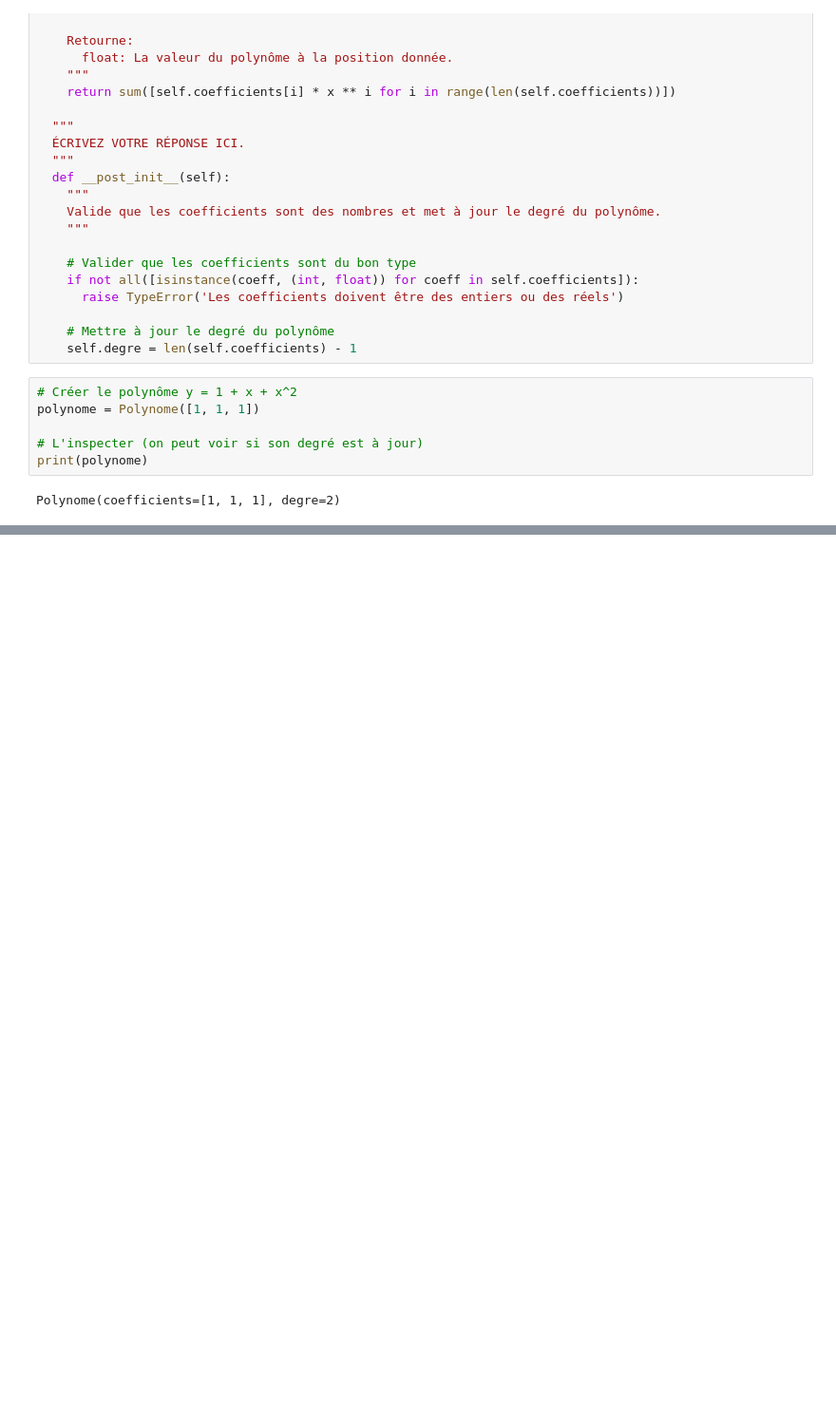
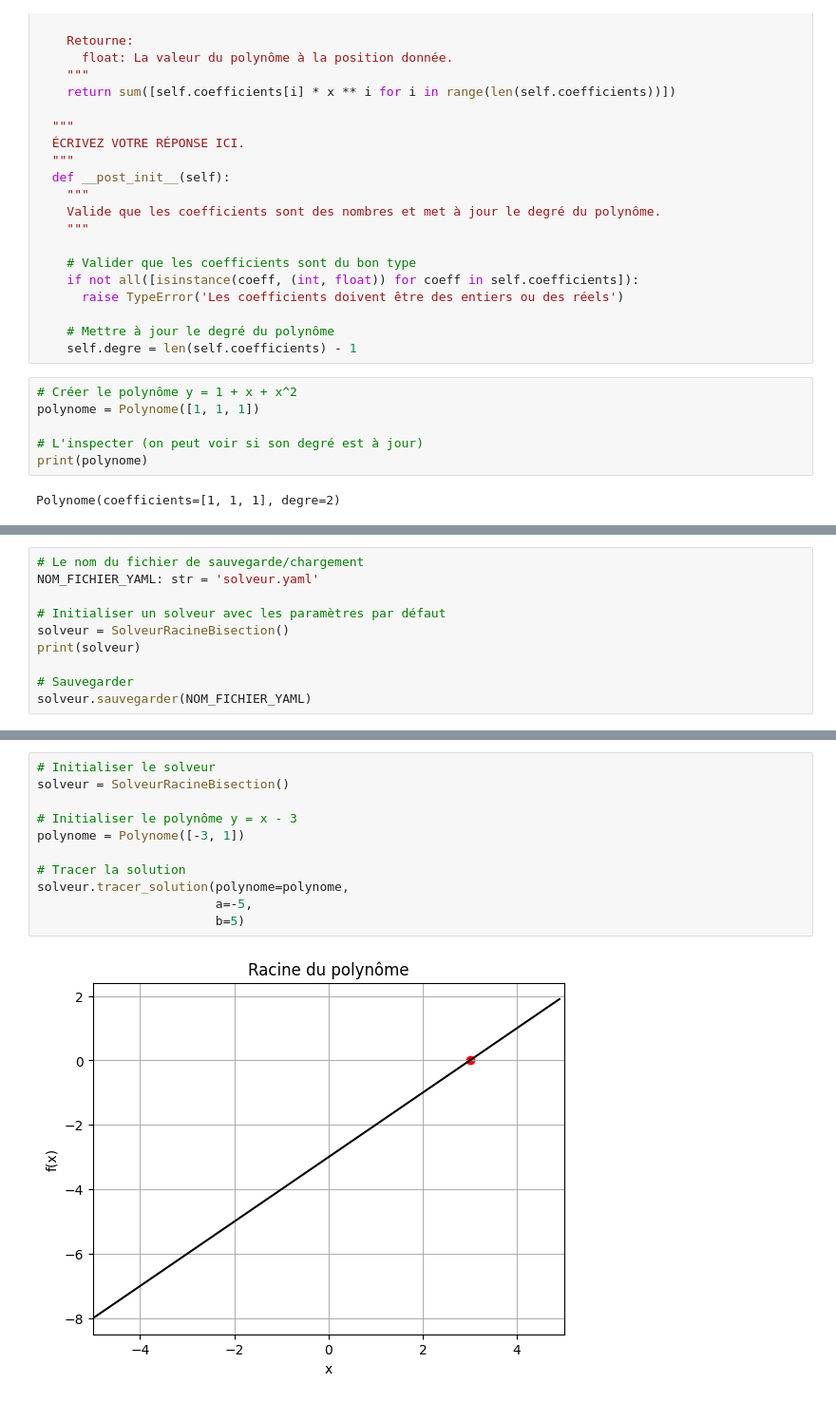
Before and after one commit to iannickgagnon/sagedays_iannick_2026, a Jupyter notebook: python_2/laboratoire_python_2.ipynb, the cells around one changed output, grey strips where cells are left out. Shown at 95% size. Cells and saved outputs as stored; diff of their text form; blank space fills up the shorter version.

```diff
--- a/python_2/laboratoire_python_2.ipynb
+++ b/python_2/laboratoire_python_2.ipynb
@@ -317,0 +668,10 @@ Polynome(coefficients=[1, 1, 1], degre=2)
+# %%
+# Le nom du fichier de sauvegarde/chargement
+NOM_FICHIER_YAML: str = 'solveur.yaml'
+
+# Initialiser un solveur avec les paramètres par défaut
+solveur = SolveurRacineBisection()
+print(solveur)
+
+# Sauvegarder
+solveur.sauvegarder(NOM_FICHIER_YAML)
@@ -317,0 +811,13 @@ Polynome(coefficients=[1, 1, 1], degre=2)
+# %%
+# Initialiser le solveur
+solveur = SolveurRacineBisection()
+
+# Initialiser le polynôme y = x - 3
+polynome = Polynome([-3, 1])
+
+# Tracer la solution
+solveur.tracer_solution(polynome=polynome,
+                        a=-5,
+                        b=5)
+# %% [output]
+[figure, added]
```
Also changed, not shown: parts of 11 cells of this notebook.
